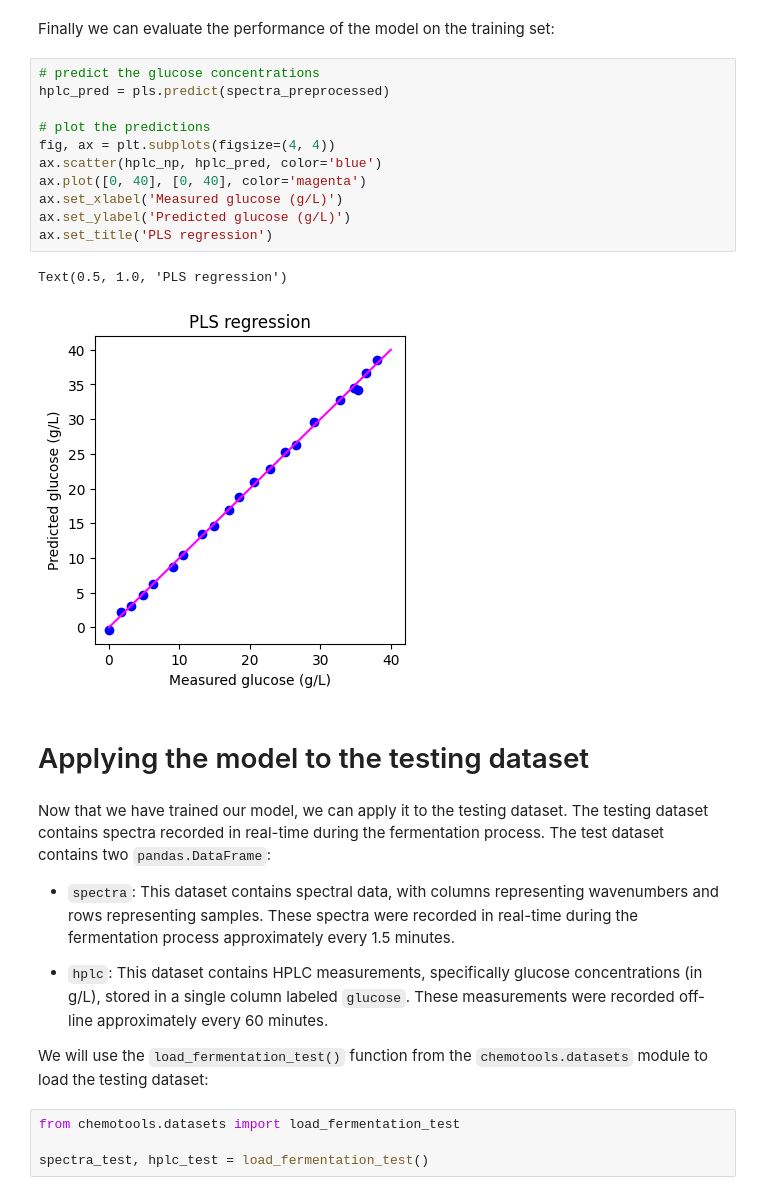
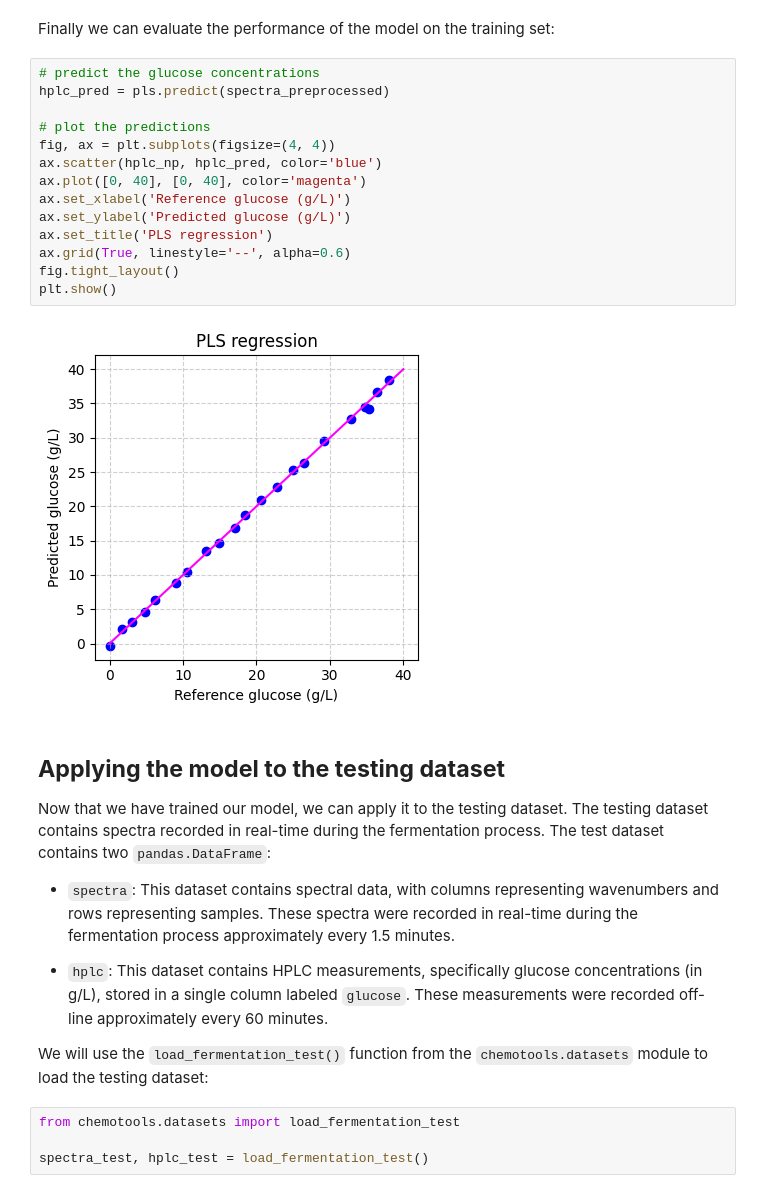
Before and after one commit to paucablop/chemotools.docs, a Jupyter notebook: docs/source/_learn/pls_regression.ipynb, the cells around one changed output. Saved outputs shown, nothing was run; the diff lists cells and outputs as text.

Commit message:
update pls_regression from notebook

```diff
--- a/docs/source/_learn/pls_regression.ipynb
+++ b/docs/source/_learn/pls_regression.ipynb
@@ -279,20 +321,21 @@ Finally we can evaluate the performance of the model on the training set:
 # %%
 # predict the glucose concentrations
 hplc_pred = pls.predict(spectra_preprocessed)
 
 # plot the predictions
 fig, ax = plt.subplots(figsize=(4, 4))
 ax.scatter(hplc_np, hplc_pred, color='blue')
 ax.plot([0, 40], [0, 40], color='magenta')
-ax.set_xlabel('Measured glucose (g/L)')
+ax.set_xlabel('Reference glucose (g/L)')
 ax.set_ylabel('Predicted glucose (g/L)')
 ax.set_title('PLS regression')
+ax.grid(True, linestyle='--', alpha=0.6)
+fig.tight_layout()
+plt.show()
 # %% [output]
-Text(0.5, 1.0, 'PLS regression')
-[figure, old version]
+[figure, new version]
-# %% [markdown]
-# Applying the model to the testing dataset
 # %% [markdown]
+## **Applying the model to the testing dataset**
 Now that we have trained our model, we can apply it to the testing dataset. The testing dataset contains spectra recorded in real-time during the fermentation process. The test dataset contains two `pandas.DataFrame`:
 
 - `spectra`: This dataset contains spectral data, with columns representing wavenumbers and rows representing samples. These spectra were recorded in real-time during the fermentation process approximately every 1.5 minutes.
```
Also changed, not shown: parts of 43 cells of this notebook, 1 other file.
